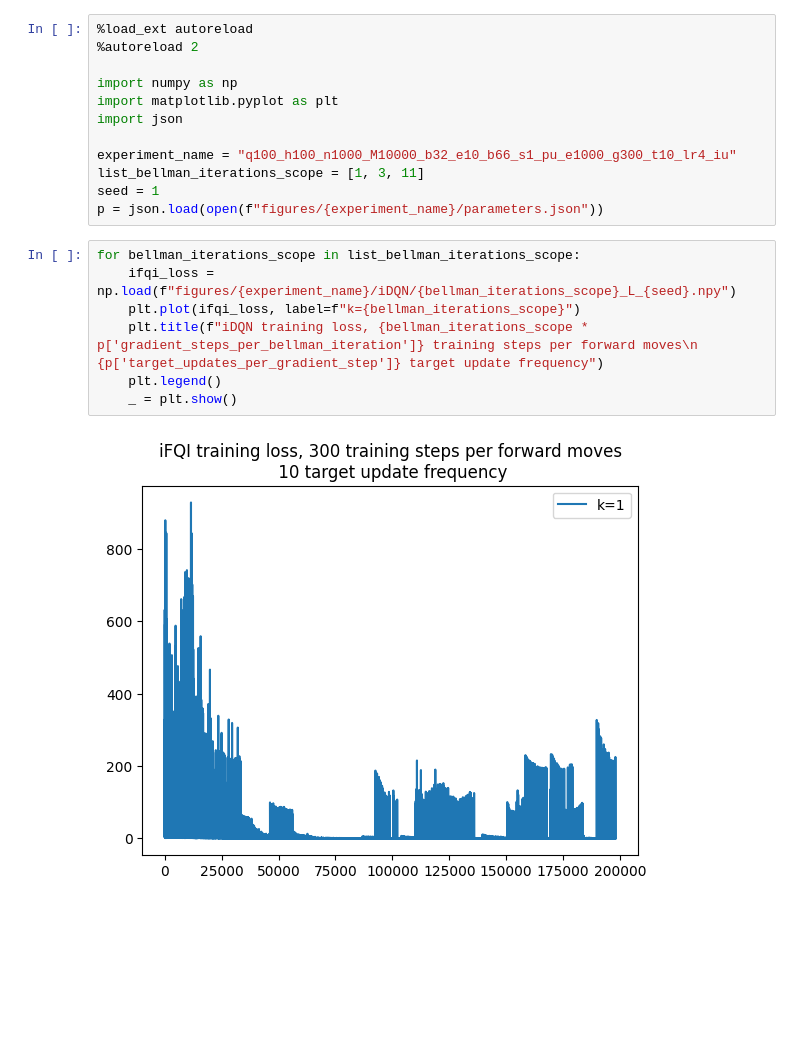
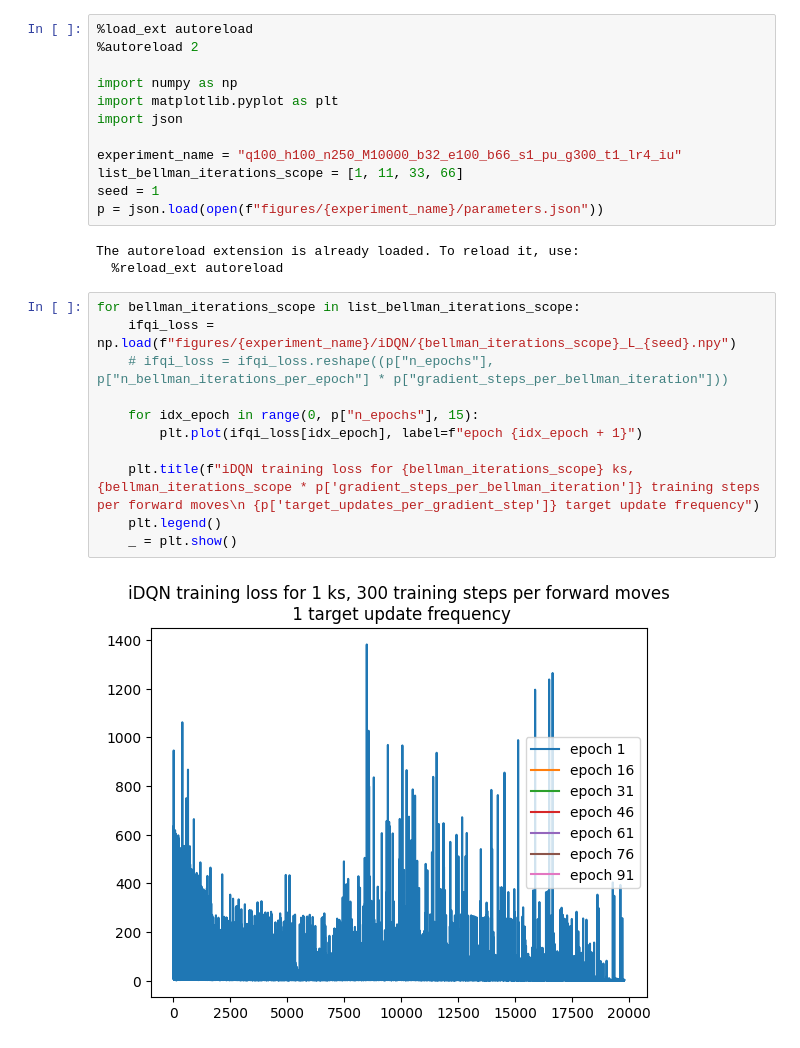
Before and after one commit to theovincent/i-DQN, a Jupyter notebook: experiments/lunar_lander/plots_loss.ipynb, the cells around one changed output. Saved outputs shown, nothing was run; the diff lists cells and outputs as text; blank space fills up the shorter version.

```diff
--- a/experiments/lunar_lander/plots_loss.ipynb
+++ b/experiments/lunar_lander/plots_loss.ipynb
@@ -6,16 +6,23 @@ import numpy as np
 import matplotlib.pyplot as plt
 import json
 
-experiment_name = "q100_h100_n1000_M10000_b32_e10_b66_s1_pu_e1000_g300_t10_lr4_iu"
-list_bellman_iterations_scope = [1, 3, 11]
+experiment_name = "q100_h100_n250_M10000_b32_e100_b66_s1_pu_g300_t1_lr4_iu"
+list_bellman_iterations_scope = [1, 11, 33, 66]
 seed = 1
 p = json.load(open(f"figures/{experiment_name}/parameters.json"))
+# %% [output]
+The autoreload extension is already loaded. To reload it, use:
+  %reload_ext autoreload
 # %%
 for bellman_iterations_scope in list_bellman_iterations_scope:
     ifqi_loss = np.load(f"figures/{experiment_name}/iDQN/{bellman_iterations_scope}_L_{seed}.npy")
-    plt.plot(ifqi_loss, label=f"k={bellman_iterations_scope}")
-    plt.title(f"iDQN training loss, {bellman_iterations_scope * p['gradient_steps_per_bellman_iteration']} training steps per forward moves\n {p['target_updates_per_gradient_step']} target update frequency")
+    # ifqi_loss = ifqi_loss.reshape((p["n_epochs"], p["n_bellman_iterations_per_epoch"] * p["gradient_steps_per_bellman_iteration"]))
+
+    for idx_epoch in range(0, p["n_epochs"], 15):
+        plt.plot(ifqi_loss[idx_epoch], label=f"epoch {idx_epoch + 1}")
+
+    plt.title(f"iDQN training loss for {bellman_iterations_scope} ks, {bellman_iterations_scope * p['gradient_steps_per_bellman_iteration']} training steps per forward moves\n {p['target_updates_per_gradient_step']} target update frequency")
     plt.legend()
     _ = plt.show()
 # %% [output]
-[figure, old version]
+[figure, new version]
```
Also changed, not shown: parts of 1 cell of this notebook, 6 other files.
